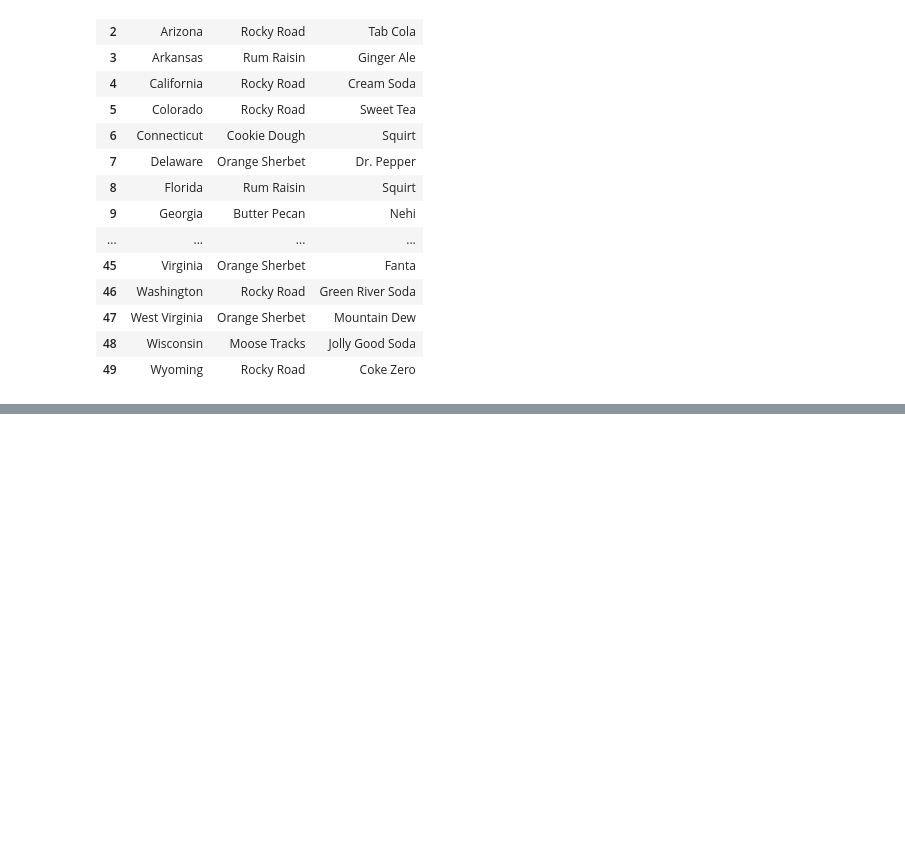
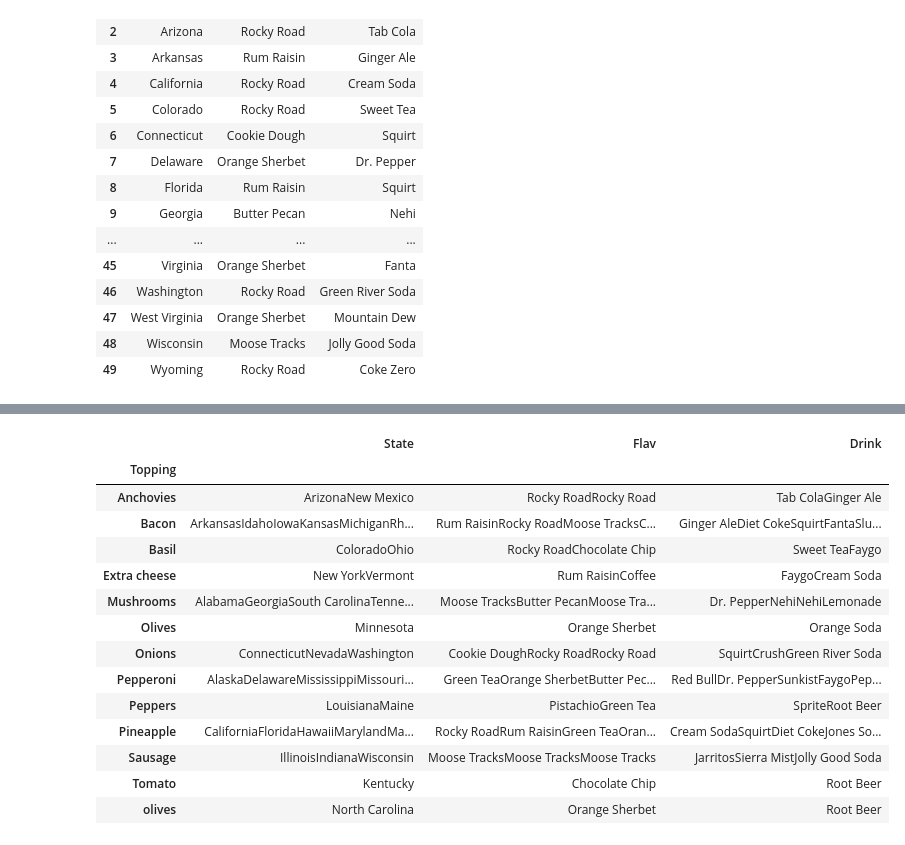
Before and after one commit to wipa12/Tastesbystate, a Jupyter notebook: Tastebystate.ipynb, the cells around one changed output, grey strips where cells are left out. Cells and saved outputs as stored; diff of their text form; code cells hidden in the pictures; blank space fills up the shorter version.

```diff
--- a/Tastebystate.ipynb
+++ b/Tastebystate.ipynb
@@ -140,3 +140,21 @@ df5
 | 47 | West Virginia | Pepperoni | Orange Sherbet | Mountain Dew |
 | 48 | Wisconsin | Sausage | Moose Tracks | Jolly Good Soda |
 | 49 | Wyoming | Pepperoni | Rocky Road | Coke Zero |
+# %%
+df5.groupby(['Topping']).sum()
+# %% [output]
+|  | State | Flav | Drink |
+| Topping |  |  |  |
+| Anchovies | ArizonaNew Mexico | Rocky RoadRocky Road | Tab ColaGinger Ale |
+| Bacon | ArkansasIdahoIowaKansasMichiganRh... | Rum RaisinRocky RoadMoose TracksC... | Ginger AleDiet CokeSquirtFantaSlu... |
+| Basil | ColoradoOhio | Rocky RoadChocolate Chip | Sweet TeaFaygo |
+| Extra cheese | New YorkVermont | Rum RaisinCoffee | FaygoCream Soda |
+| Mushrooms | AlabamaGeorgiaSouth CarolinaTenne... | Moose TracksButter PecanMoose Tra... | Dr. PepperNehiNehiLemonade |
+| Olives | Minnesota | Orange Sherbet | Orange Soda |
+| Onions | ConnecticutNevadaWashington | Cookie DoughRocky RoadRocky Road | SquirtCrushGreen River Soda |
+| Pepperoni | AlaskaDelawareMississippiMissouri... | Green TeaOrange SherbetButter Pec... | Red BullDr. PepperSunkistFaygoPep... |
+| Peppers | LouisianaMaine | PistachioGreen Tea | SpriteRoot Beer |
+| Pineapple | CaliforniaFloridaHawaiiMarylandMa... | Rocky RoadRum RaisinGreen TeaOran... | Cream SodaSquirtDiet CokeJones So... |
+| Sausage | IllinoisIndianaWisconsin | Moose TracksMoose TracksMoose Tracks | JarritosSierra MistJolly Good Soda |
+| Tomato | Kentucky | Chocolate Chip | Root Beer |
+| olives | North Carolina | Orange Sherbet | Root Beer |
```
Also changed, not shown: parts of 2 cells of this notebook, 1 other file.
